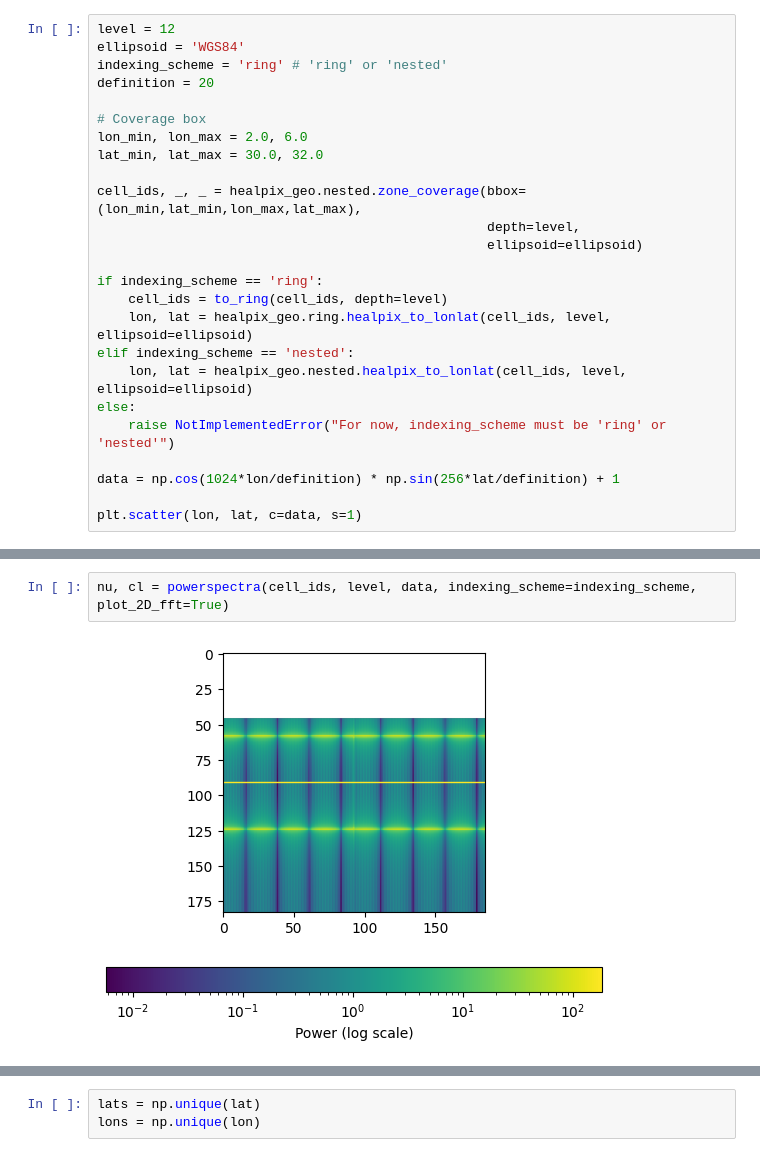
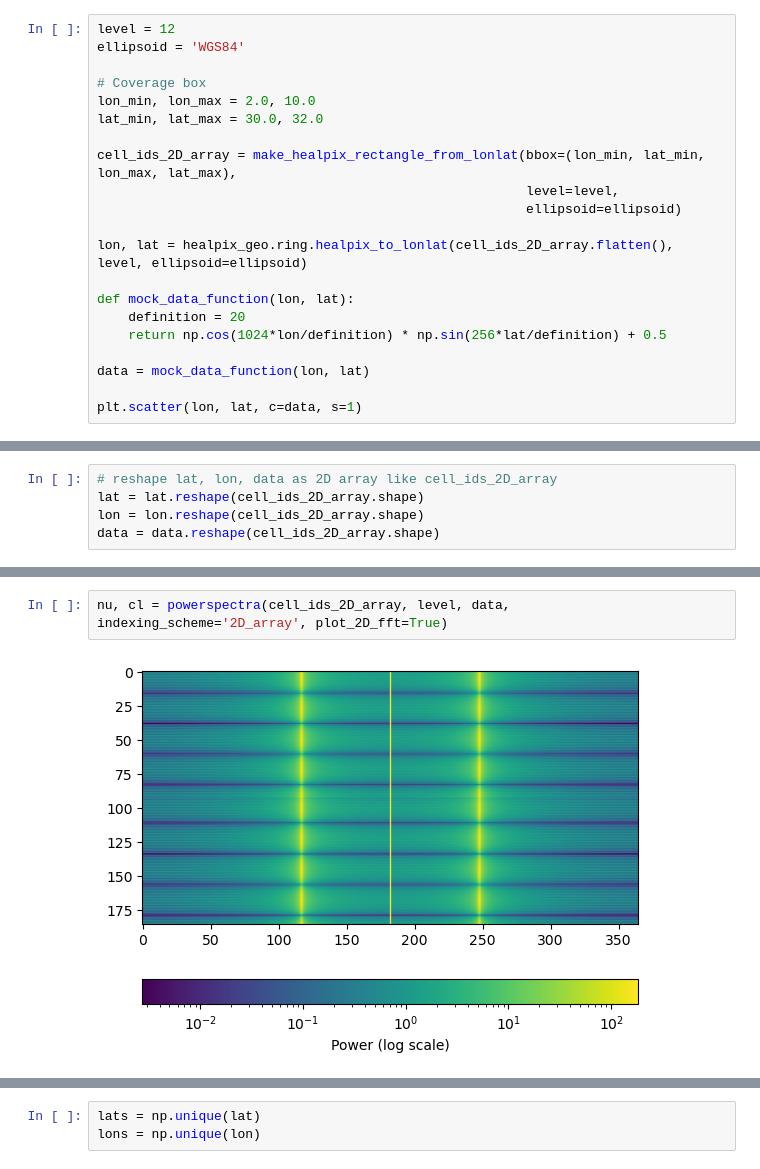
Before and after one commit to EOPF-DGGS/healpix-analyse, a Jupyter notebook: Notebooks/Test_powerspectra.ipynb, the cells around one changed output, grey strips where cells are left out. Cells and saved outputs as stored; diff of their text form.

```diff
--- a/Notebooks/Test_powerspectra.ipynb
+++ b/Notebooks/Test_powerspectra.ipynb
@@ -16,26 +14,22 @@ from healpix_analyse.powerspectra import powerspectra
 # %%
 level = 12
 ellipsoid = 'WGS84'
-indexing_scheme = 'ring' # 'ring' or 'nested'
-definition = 20
 
 # Coverage box
-lon_min, lon_max = 2.0, 6.0
+lon_min, lon_max = 2.0, 10.0
 lat_min, lat_max = 30.0, 32.0
 
-cell_ids, _, _ = healpix_geo.nested.zone_coverage(bbox=(lon_min,lat_min,lon_max,lat_max),
-                                                  depth=level,
-                                                  ellipsoid=ellipsoid)
+cell_ids_2D_array = make_healpix_rectangle_from_lonlat(bbox=(lon_min, lat_min, lon_max, lat_max),
+                                                       level=level,
+                                                       ellipsoid=ellipsoid)
 
-if indexing_scheme == 'ring':
-    cell_ids = to_ring(cell_ids, depth=level)
-    lon, lat = healpix_geo.ring.healpix_to_lonlat(cell_ids, level, ellipsoid=ellipsoid)
-elif indexing_scheme == 'nested':
-    lon, lat = healpix_geo.nested.healpix_to_lonlat(cell_ids, level, ellipsoid=ellipsoid)
-else:
-    raise NotImplementedError("For now, indexing_scheme must be 'ring' or 'nested'")
+lon, lat = healpix_geo.ring.healpix_to_lonlat(cell_ids_2D_array.flatten(), level, ellipsoid=ellipsoid)
 
-data = np.cos(1024*lon/definition) * np.sin(256*lat/definition) + 1
+def mock_data_function(lon, lat):
+    definition = 20
+    return np.cos(1024*lon/definition) * np.sin(256*lat/definition) + 0.5
+
+data = mock_data_function(lon, lat)
 
 plt.scatter(lon, lat, c=data, s=1)
 # %% [output]
@@ -43,0 +49,5 @@ plt.scatter(lon, lat, c=data, s=1)
+# %%
+# reshape lat, lon, data as 2D array like cell_ids_2D_array
+lat = lat.reshape(cell_ids_2D_array.shape)
+lon = lon.reshape(cell_ids_2D_array.shape)
+data = data.reshape(cell_ids_2D_array.shape)
@@ -44,4 +94,4 @@ plt.scatter(lon, lat, c=data, s=1)
 # %%
-nu, cl = powerspectra(cell_ids, level, data, indexing_scheme=indexing_scheme, plot_2D_fft=True)
+nu, cl = powerspectra(cell_ids_2D_array, level, data, indexing_scheme='2D_array', plot_2D_fft=True)
 # %% [output]
-[figure, old version]
+[figure, new version]
```
Also changed, not shown: parts of 14 cells of this notebook, 2 other files.
